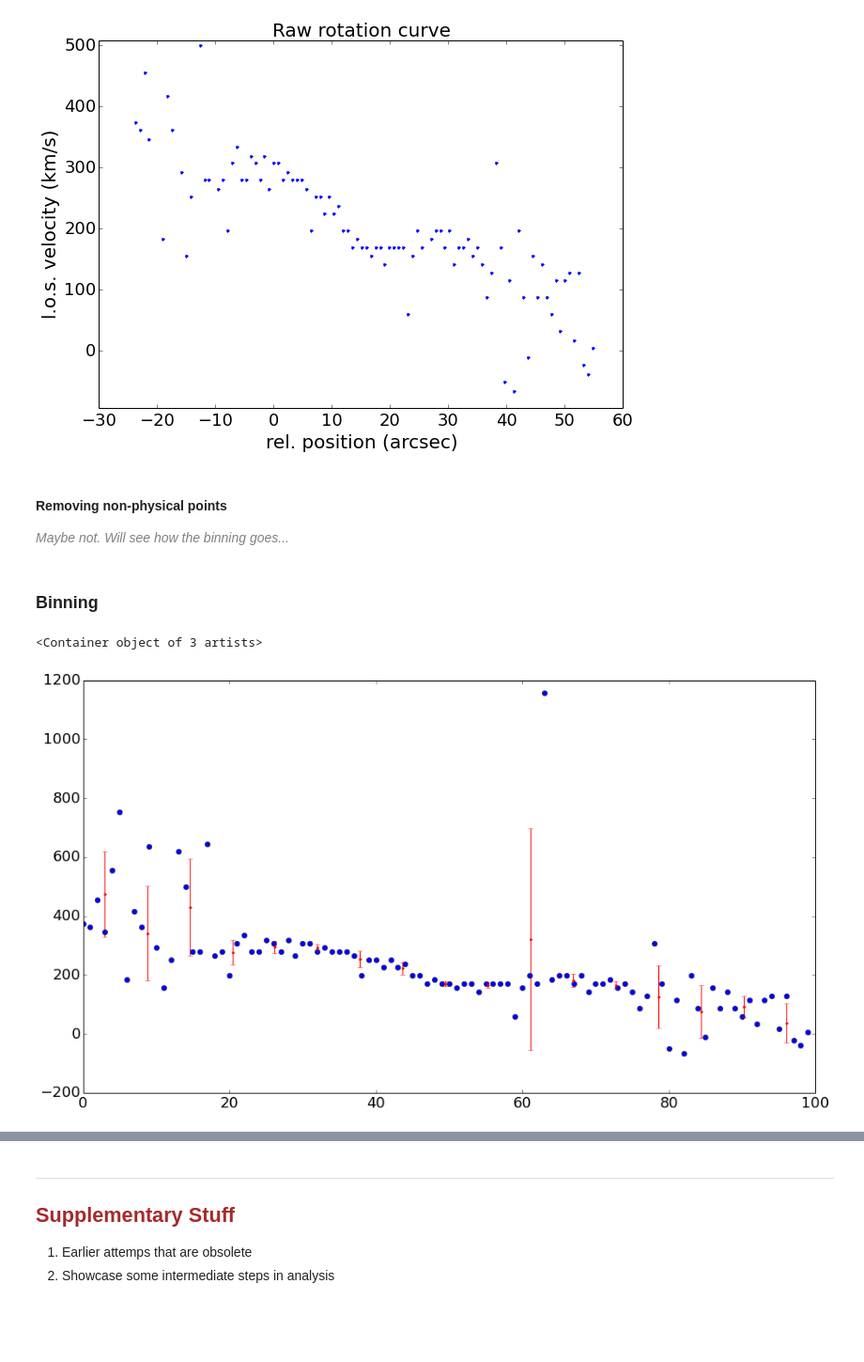
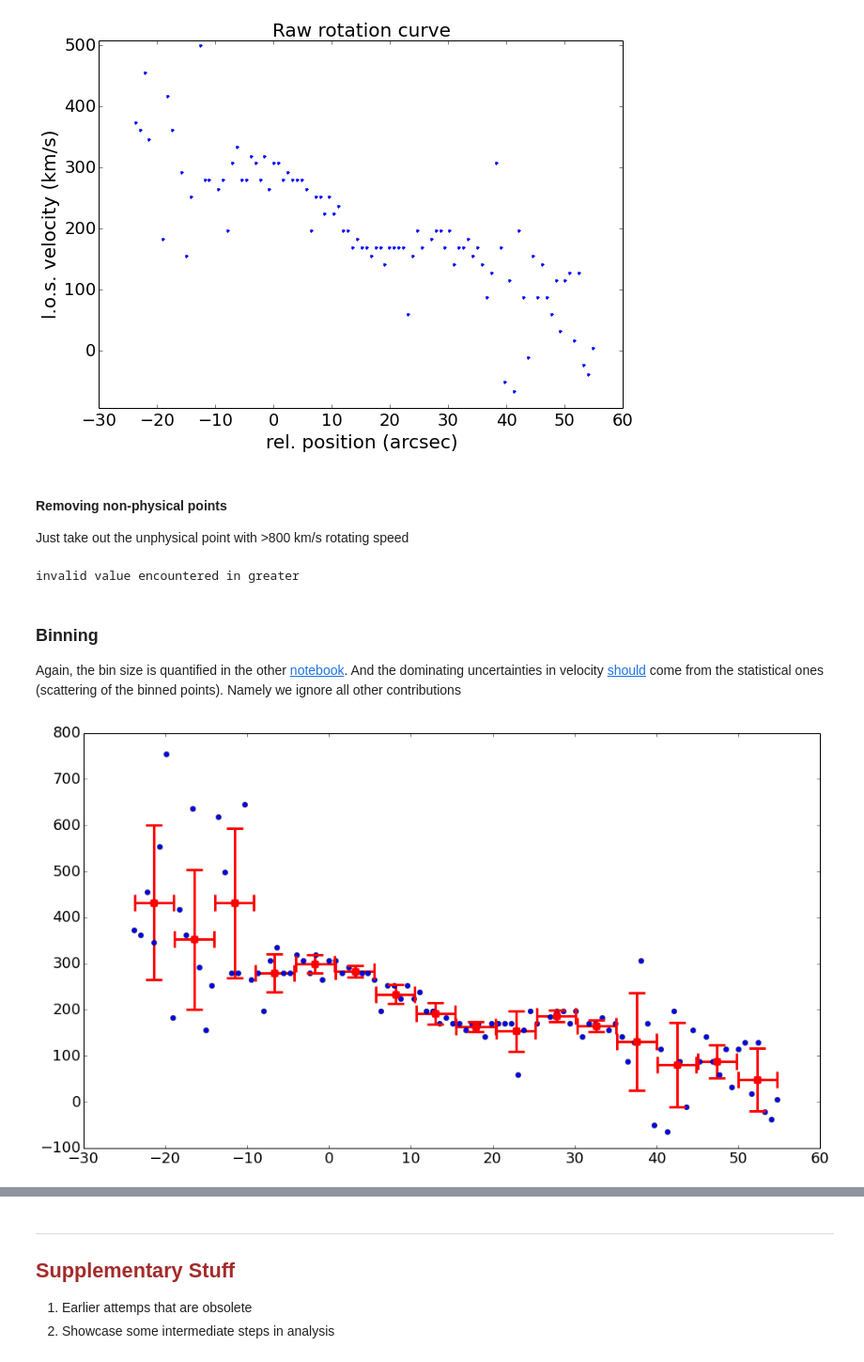
Before and after one commit to Mipanox/PHYS301, a Jupyter notebook: Project/SpecAna.ipynb, the cells around one changed output, grey strips where cells are left out. Shown at 94% size. Saved outputs shown, nothing was run; the diff lists cells and outputs as text; code cells hidden in the pictures; blank space fills up the shorter version.

Commit message:
done rot curve

```diff
--- a/Project/SpecAna.ipynb
+++ b/Project/SpecAna.ipynb
@@ -272,27 +272,41 @@ plt.ylim(v_sys.value-400,v_sys.value+200)
 # %% [output]
 (-93.0805422102772, 506.9194577897228)
 [figure]
-# %% [markdown]
-#### Removing non-physical points
-_<font color="gray">Maybe not. Will see how the binning goes...</font>_
-# %% [markdown]
-### Binning
+# %% [markdown]
+#### Removing non-physical points
+Just take out the unphysical point with >800 km/s rotating speed
+# %%
+M82_vel[M82_vel.value>1100] = np.nan
+notnan = ~np.isnan(M82_vel)
+# %% [output]
+invalid value encountered in greater
+# %% [markdown]
+### Binning
+Again, the bin size is quantified in the other [notebook](https://nbviewer.jupyter.org/github/Mipanox/PHYS301/blob/master/Project/SpecAss.ipynb#4.-Effective-binning-size). And the dominating uncertainties in velocity [should](https://nbviewer.jupyter.org/github/Mipanox/PHYS301/blob/master/Project/SpecAss.ipynb#5.-Dominating-contribution-of-uncertainty) come from the statistical ones (scattering of the binned points). Namely we ignore all other contributions
 # %%
-#x = np.random.rand(100)
-#y = np.sin(2*np.pi*x) + 2 * x * (np.random.rand(100)-0.5)
-nbins = 17
+##
+binsize = np.load(workdir+'others/binsize.npy')
+nbins = M82_spa.shape[0] / binsize[0]
 
-x = np.arange(M82_vel.shape[0])
+xerr = binsize[0]/2*plate_scale.value
 
-n, _ = np.histogram(x, bins=nbins)
-sy, _ = np.histogram(x, bins=nbins, weights=M82_vel)
-sy2, _ = np.histogram(x, bins=nbins, weights=M82_vel**2)
+
+##
+n, _   = np.histogram(M82_spa[notnan], bins=nbins)
+sy, _  = np.histogram(M82_spa[notnan], bins=nbins, weights=M82_vel[notnan])
+sy2, _ = np.histogram(M82_spa[notnan], bins=nbins, weights=M82_vel[notnan]**2)
 mean = sy / n
 std = np.sqrt(sy2/n - mean*mean)
 
 plt.figure(figsize=(16,9))
 plt.plot(x, M82_vel, 'bo')
-plt.errorbar((_[1:] + _[:-1])/2, mean, yerr=std, fmt='r.')
+plt.errorbar((_[1:] + _[:-1])/2, mean, xerr=xerr, yerr=std,
+             fmt='r.',capsize=10,capthick=3,elinewidth=3,markersize=20)
+
+##
+M82_spa_binned = np.copy((_[1:] + _[:-1])/2)
+M82_spa_binerr = np.copy(xerr)
+M82_vel_binned = np.copy(mean-v_sys.value)
+M82_vel_binerr = np.copy(std)
 # %% [output]
-<Container object of 3 artists>
-[figure, old version]
+[figure, new version]
```
Also changed, not shown: parts of 3 cells of this notebook, 4 other files.
